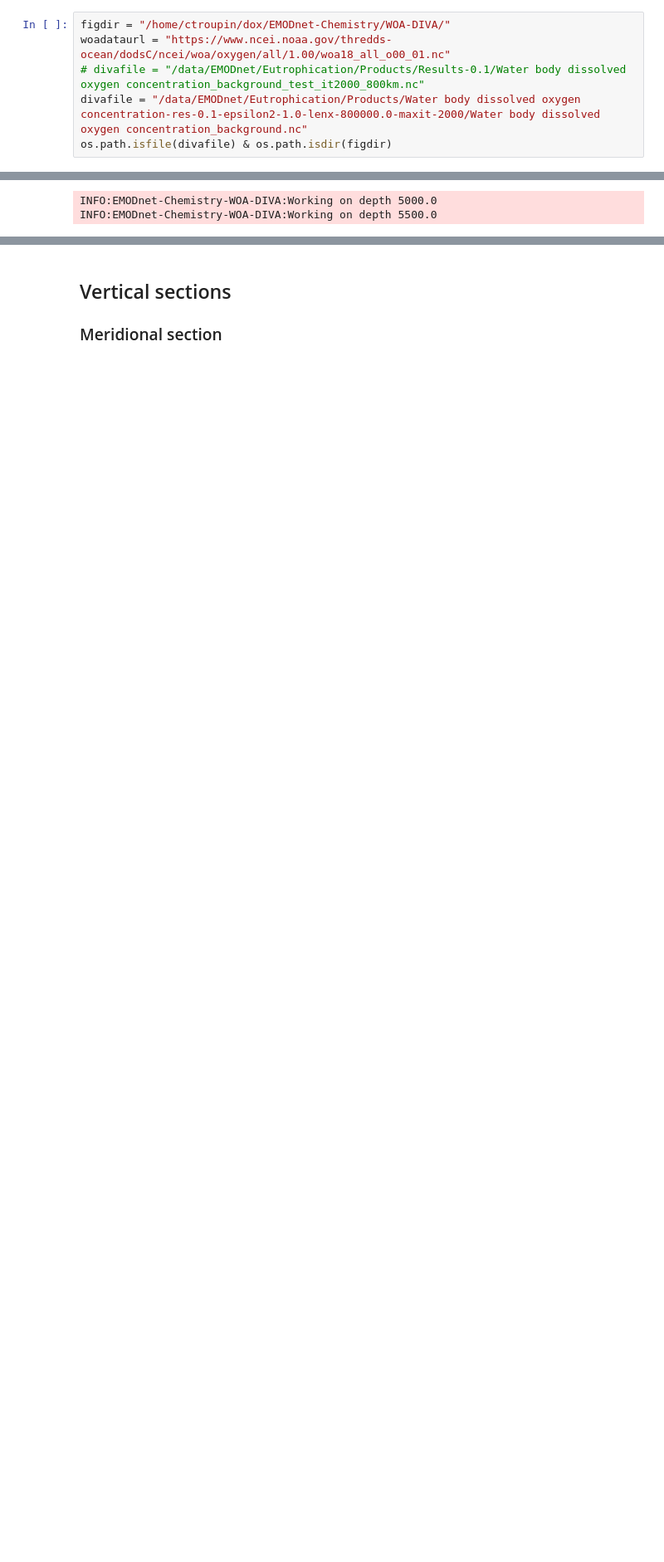
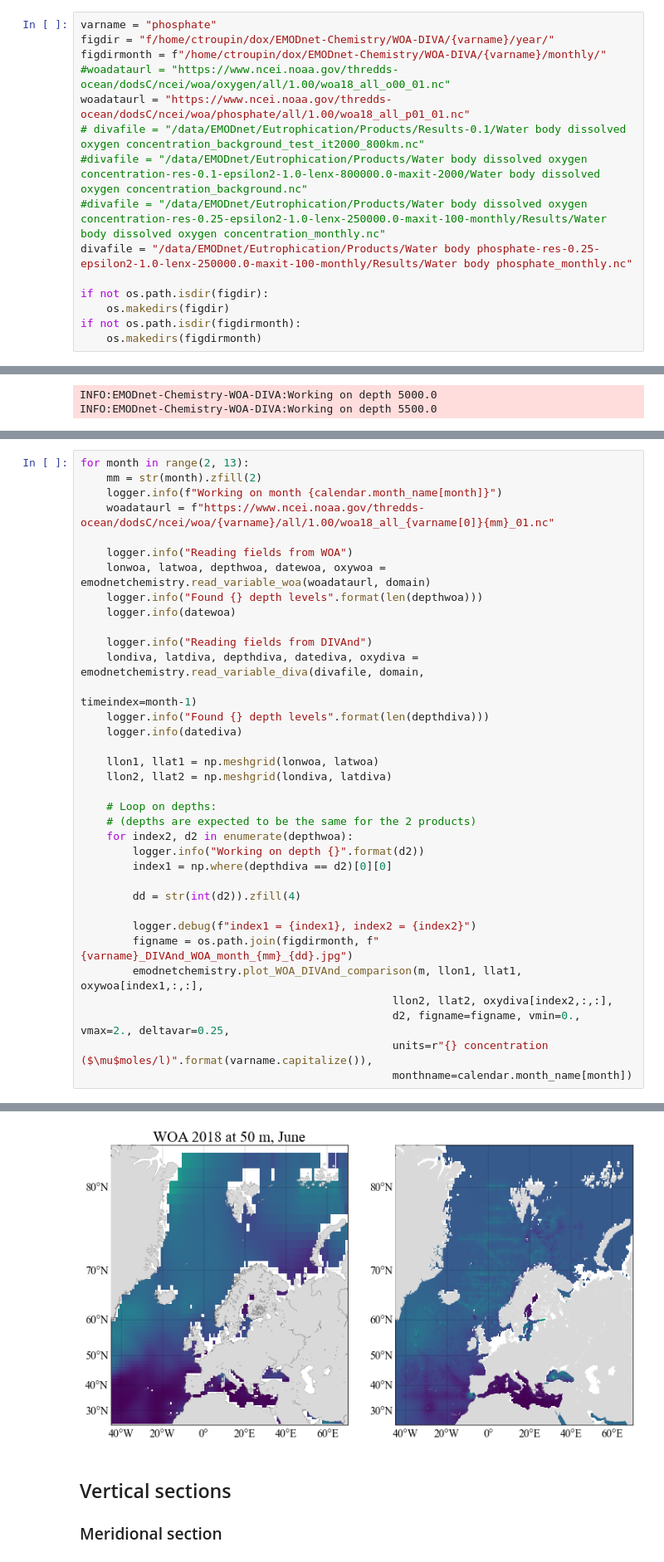
Before and after one commit to gher-uliege/EMODnet-Chemistry, a Jupyter notebook: python/plot_oxy_WOA_diva.ipynb, the cells around one changed output, grey strips where cells are left out. Shown at 83% size. Drawn from its saved outputs; the diff is of its cells as text; blank space fills up the shorter version.

```diff
--- a/python/plot_oxy_WOA_diva.ipynb
+++ b/python/plot_oxy_WOA_diva.ipynb
@@ -26,8 +32,17 @@ logging.info("Starting")
 # %% [markdown]
 ## Paths
 # %%
-figdir = "/home/ctroupin/dox/EMODnet-Chemistry/WOA-DIVA/"
-woadataurl = "https://www.ncei.noaa.gov/thredds-ocean/dodsC/ncei/woa/oxygen/all/1.00/woa18_all_o00_01.nc"
+varname = "phosphate"
+figdir = "f/home/ctroupin/dox/EMODnet-Chemistry/WOA-DIVA/{varname}/year/"
+figdirmonth = f"/home/ctroupin/dox/EMODnet-Chemistry/WOA-DIVA/{varname}/monthly/"
+#woadataurl = "https://www.ncei.noaa.gov/thredds-ocean/dodsC/ncei/woa/oxygen/all/1.00/woa18_all_o00_01.nc"
+woadataurl = "https://www.ncei.noaa.gov/thredds-ocean/dodsC/ncei/woa/phosphate/all/1.00/woa18_all_p01_01.nc"
 # divafile = "/data/EMODnet/Eutrophication/Products/Results-0.1/Water body dissolved oxygen concentration_background_test_it2000_800km.nc"
-divafile = "/data/EMODnet/Eutrophication/Products/Water body dissolved oxygen concentration-res-0.1-epsilon2-1.0-lenx-800000.0-maxit-2000/Water body dissolved oxygen concentration_background.nc"
-os.path.isfile(divafile) & os.path.isdir(figdir)
+#divafile = "/data/EMODnet/Eutrophication/Products/Water body dissolved oxygen concentration-res-0.1-epsilon2-1.0-lenx-800000.0-maxit-2000/Water body dissolved oxygen concentration_background.nc"
+#divafile = "/data/EMODnet/Eutrophication/Products/Water body dissolved oxygen concentration-res-0.25-epsilon2-1.0-lenx-250000.0-maxit-100-monthly/Results/Water body dissolved oxygen concentration_monthly.nc"
+divafile = "/data/EMODnet/Eutrophication/Products/Water body phosphate-res-0.25-epsilon2-1.0-lenx-250000.0-maxit-100-monthly/Results/Water body phosphate_monthly.nc"
+
+if not os.path.isdir(figdir):
+    os.makedirs(figdir)
+if not os.path.isdir(figdirmonth):
+    os.makedirs(figdirmonth)
@@ -76,0 +105,36 @@ INFO:EMODnet-Chemistry-WOA-DIVA:Working on depth 5500.0
+# %%
+for month in range(2, 13):
+    mm = str(month).zfill(2)
+    logger.info(f"Working on month {calendar.month_name[month]}")
+    woadataurl = f"https://www.ncei.noaa.gov/thredds-ocean/dodsC/ncei/woa/{varname}/all/1.00/woa18_all_{varname[0]}{mm}_01.nc"
+
+    logger.info("Reading fields from WOA")
+    lonwoa, latwoa, depthwoa, datewoa, oxywoa = emodnetchemistry.read_variable_woa(woadataurl, domain)
+    logger.info("Found {} depth levels".format(len(depthwoa)))
+    logger.info(datewoa)
+
+    logger.info("Reading fields from DIVAnd")
+    londiva, latdiva, depthdiva, datediva, oxydiva = emodnetchemistry.read_variable_diva(divafile, domain,
+                                                                       timeindex=month-1)
+    logger.info("Found {} depth levels".format(len(depthdiva)))
+    logger.info(datediva)
+
+    llon1, llat1 = np.meshgrid(lonwoa, latwoa)
+    llon2, llat2 = np.meshgrid(londiva, latdiva)
+
+    # Loop on depths:
+    # (depths are expected to be the same for the 2 products)
+    for index2, d2 in enumerate(depthwoa):
+        logger.info("Working on depth {}".format(d2))
+        index1 = np.where(depthdiva == d2)[0][0]
+
+        dd = str(int(d2)).zfill(4)
+
+        logger.debug(f"index1 = {index1}, index2 = {index2}")
+        figname = os.path.join(figdirmonth, f"{varname}_DIVAnd_WOA_month_{mm}_{dd}.jpg")
+        emodnetchemistry.plot_WOA_DIVAnd_comparison(m, llon1, llat1, oxywoa[index1,:,:],
+                                                llon2, llat2, oxydiva[index2,:,:],
+                                                d2, figname=figname, vmin=0., vmax=2., deltavar=0.25,
+                                                units=r"{} concentration ($\mu$moles/l)".format(varname.capitalize()),
+                                                monthname=calendar.month_name[month])
+# %% [output]
@@ -77,3 +159,4 @@ INFO:EMODnet-Chemistry-WOA-DIVA:Working on depth 5500.0
+[figure, added]
 # %% [markdown]
 ## Vertical sections
 ### Meridional section
```
Also changed, not shown: parts of 11 cells of this notebook, 3 other files.
